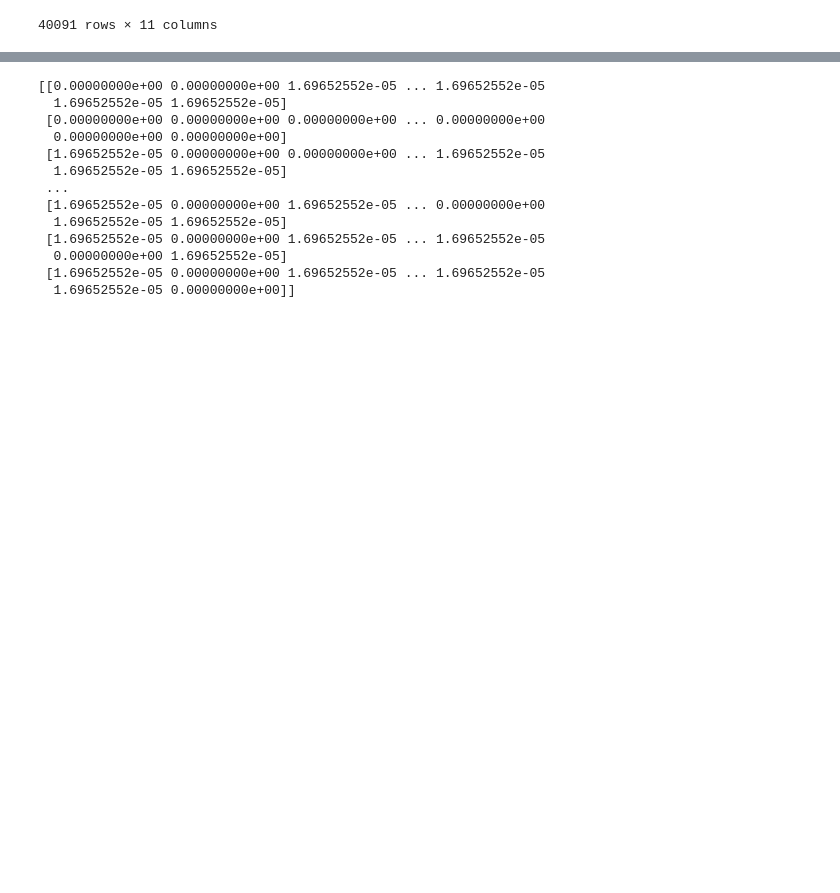
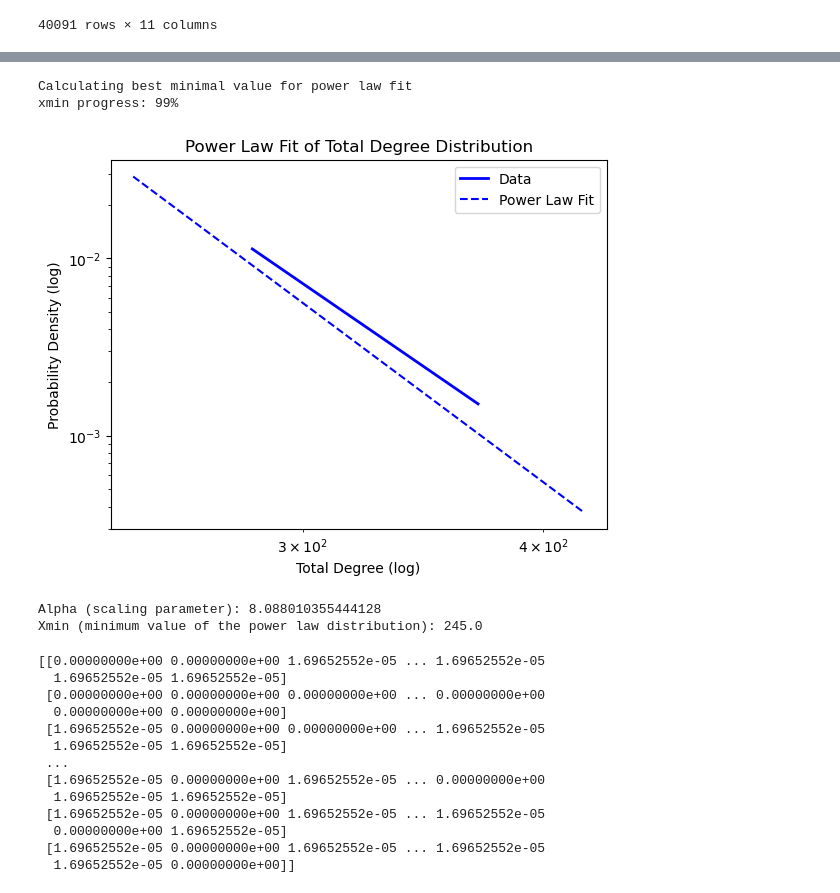
Before and after one commit to Yunbo-max/L65-Geometric-Deep-Learning, a Jupyter notebook: Dataset/VAT/similarity.ipynb, the cells around one changed output, grey strips where cells are left out. Saved outputs shown, nothing was run; the diff lists cells and outputs as text; code cells hidden in the pictures; blank space fills up the shorter version.

```diff
--- a/Dataset/VAT/similarity.ipynb
+++ b/Dataset/VAT/similarity.ipynb
@@ -52,3 +87,32 @@ nx.draw(G,node_size=50,with_labels=True)
+# %%
+import powerlaw
+
+# Fit power law to the total degree distribution
+fit = powerlaw.Fit(total_degree_sequence)
+
+# Get the alpha (scaling parameter) and xmin (minimum value of the power law distribution)
+alpha = fit.alpha
+xmin = fit.xmin
+
+# Plot the degree distribution and the power law fit
+fig = fit.plot_pdf(color='b', linewidth=2)
+fit.power_law.plot_pdf(color='b', linestyle='--', ax=fig)
+
+# Visualize the data and the fit on a log-log scale
+plt.xlabel('Total Degree (log)')
+plt.ylabel('Probability Density (log)')
+plt.title('Power Law Fit of Total Degree Distribution')
+plt.legend(['Data', 'Power Law Fit'])
+plt.show()
+
+print("Alpha (scaling parameter):", alpha)
+print("Xmin (minimum value of the power law distribution):", xmin)
+# %% [output]
+Calculating best minimal value for power law fit
+xmin progress: 99%
+[figure, added]
+Alpha (scaling parameter): 8.088010355444128
+Xmin (minimum value of the power law distribution): 245.0
 # %%
 As = nx.adjacency_matrix(G)
 A =As.todense()
```
Also changed, not shown: parts of 12 cells of this notebook, 1 other file.
